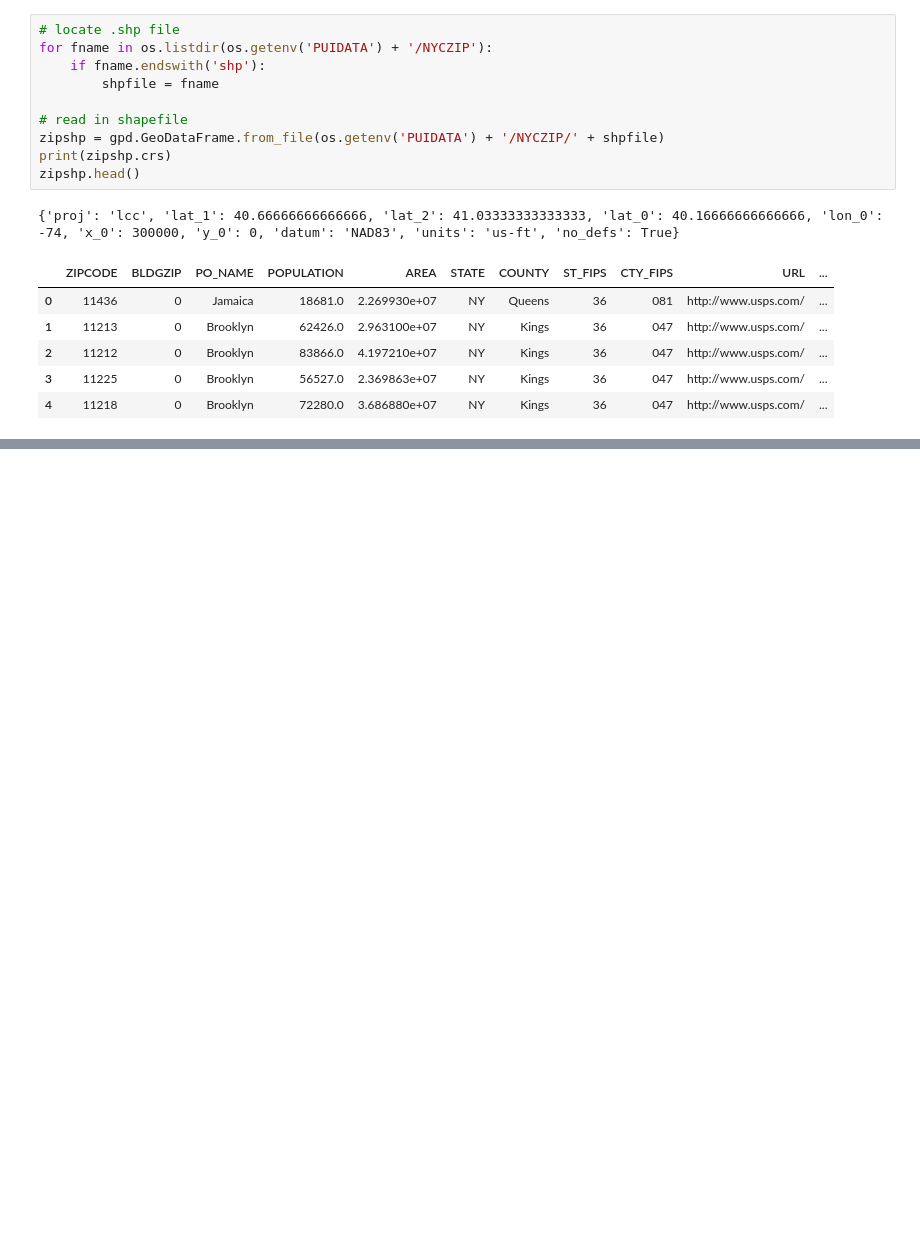
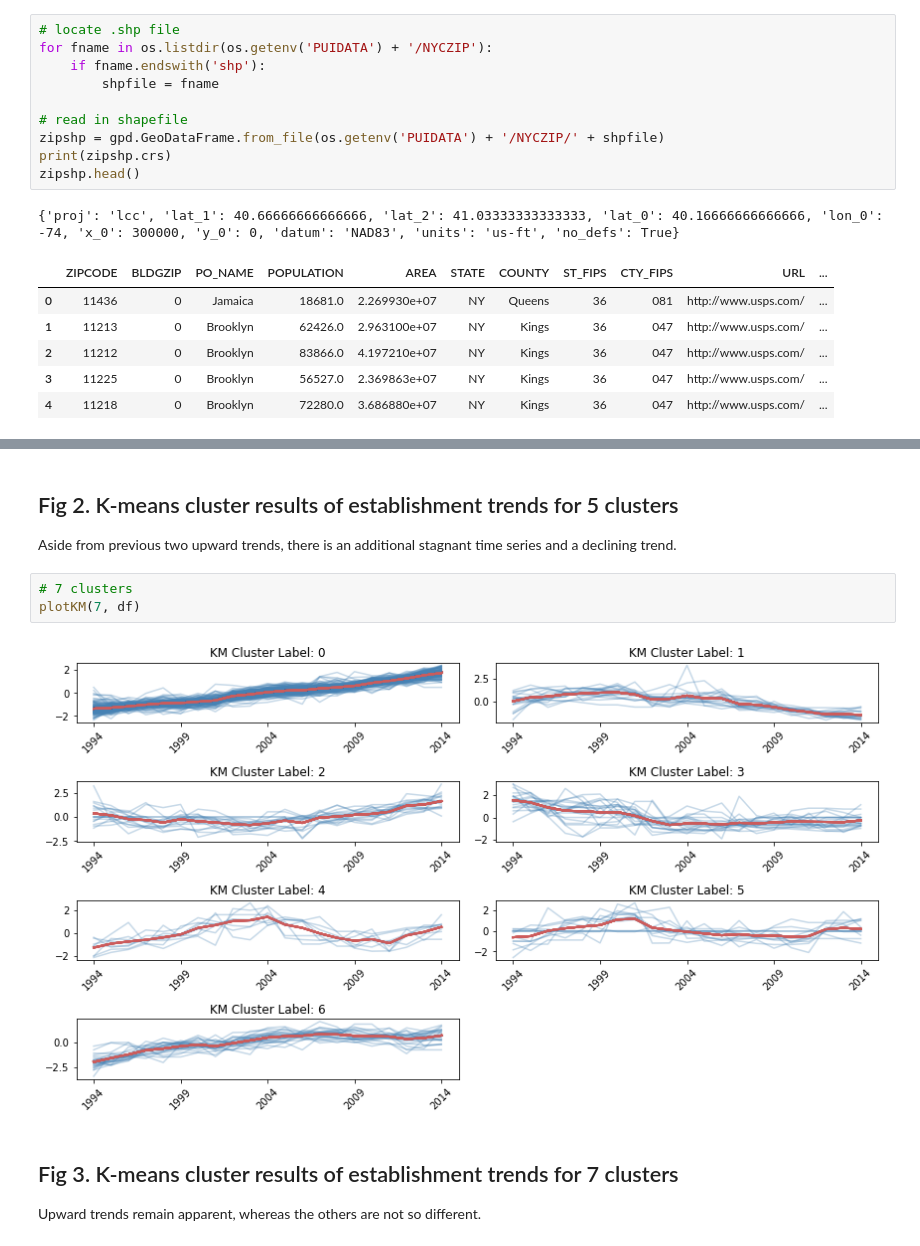
Before and after one commit to ywnch/PUI2017_ywc249, a Jupyter notebook: HW11_ywc249/HW11-1.ipynb, the cells around one changed output, grey strips where cells are left out. Cells and saved outputs as stored; diff of their text form; blank space fills up the shorter version.

```diff
--- a/HW11_ywc249/HW11-1.ipynb
+++ b/HW11_ywc249/HW11-1.ipynb
@@ -235,0 +246,11 @@ Image.open("dandrogram.png")
+# %% [markdown]
+## Fig 2. K-means cluster results of establishment trends for 5 clusters
+Aside from previous two upward trends, there is an additional stagnant time series and a declining trend.
+# %%
+# 7 clusters
+plotKM(7, df)
+# %% [output]
+[figure, added]
+# %% [markdown]
+## Fig 3. K-means cluster results of establishment trends for 7 clusters
+Upward trends remain apparent, whereas the others are not so different.
```
Also changed, not shown: parts of 63 cells of this notebook, 1 other file.
